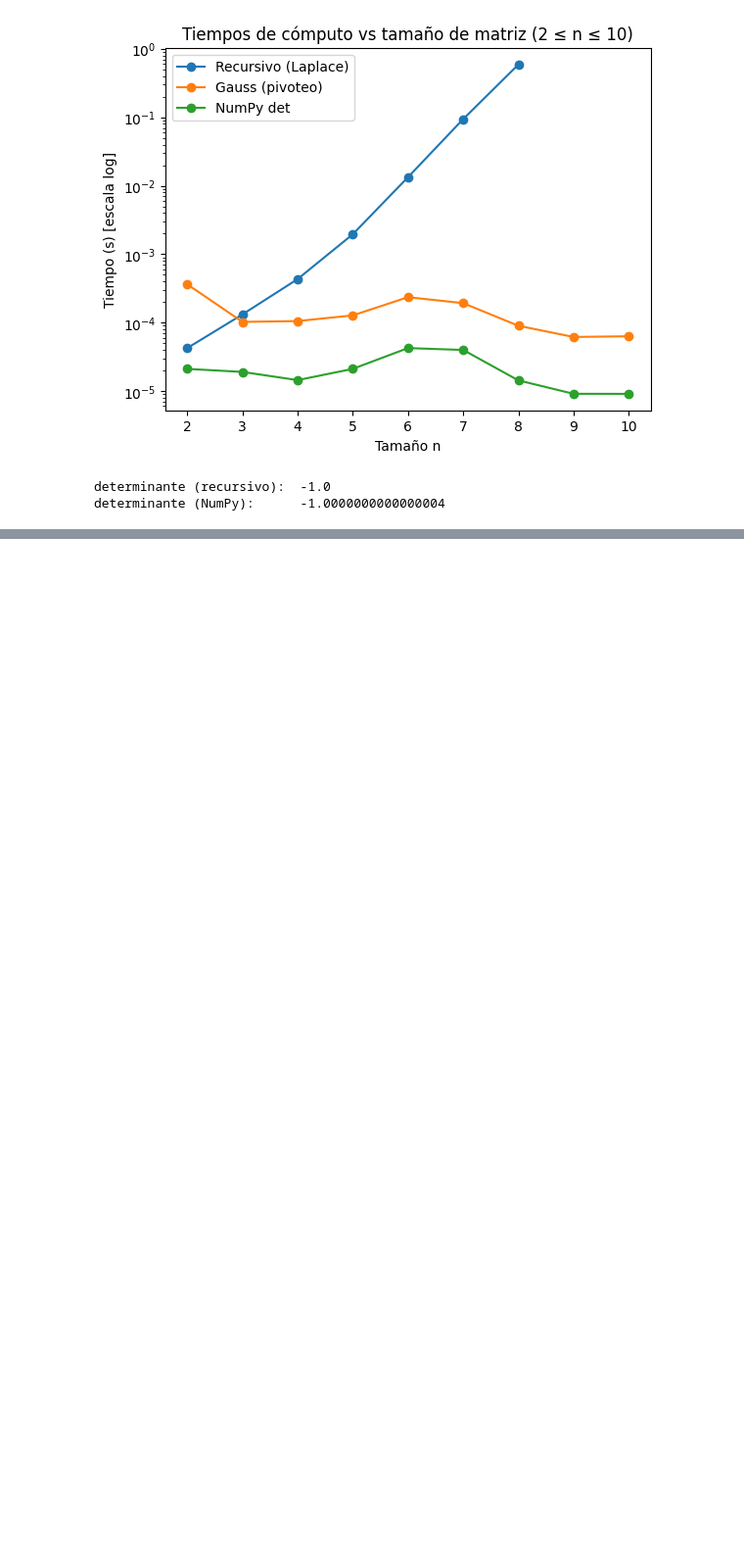
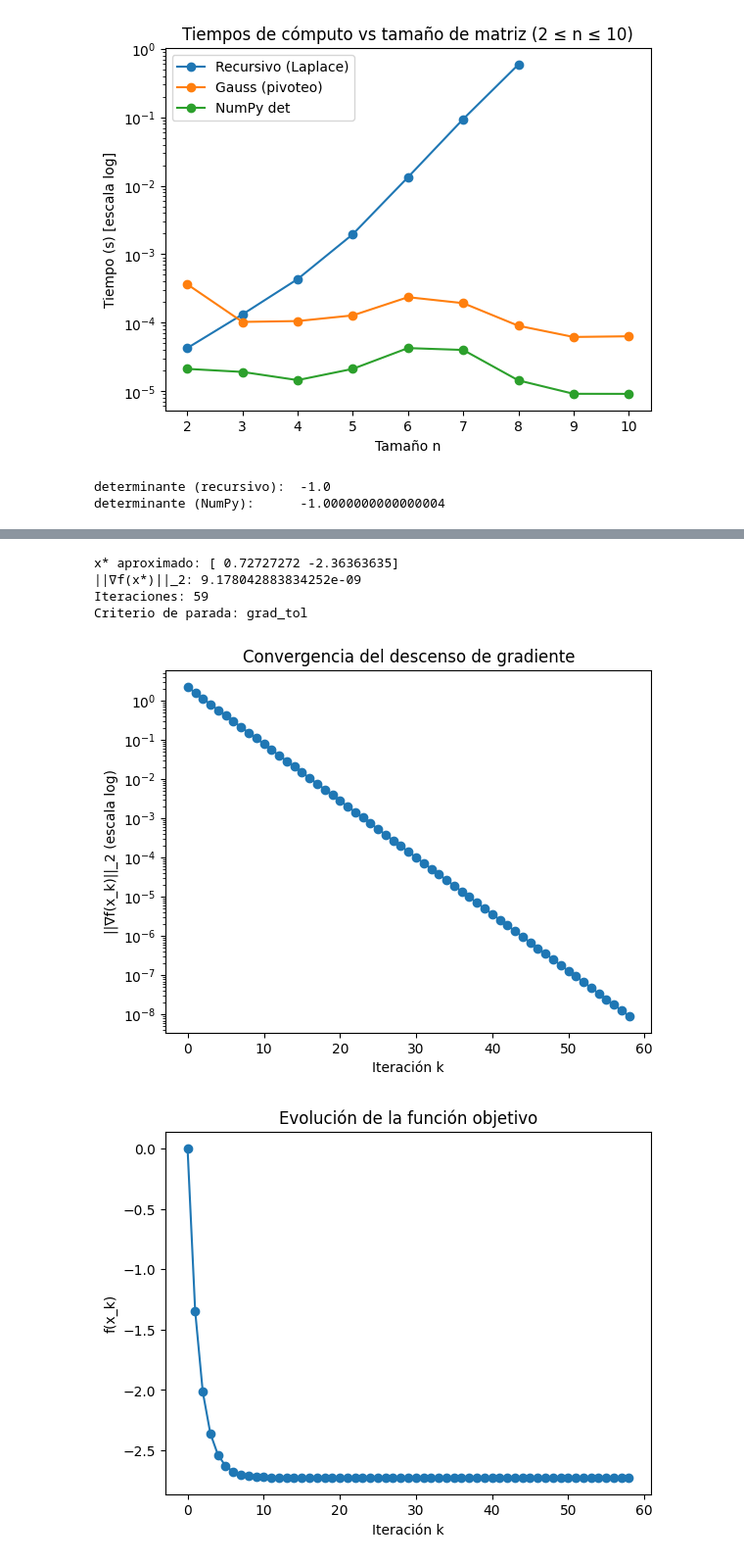
Before and after one commit to ElvisDavis/trbajofinalmatematica, a Jupyter notebook: trabajoEvaluable.ipynb, the cells around one changed output, grey strips where cells are left out. Shown: that part at 98% size. Cells and saved outputs as stored; diff of their text form; code cells hidden in the pictures; blank space fills up the shorter version.

```diff
--- a/trabajoEvaluable.ipynb
+++ b/trabajoEvaluable.ipynb
@@ -587,0 +698,51 @@ En este ejercicio trabajaremos con el método de descenso de gradiente, el cual
+# %%
+import matplotlib.pyplot as plt
+
+# f(x) = 1/2 x^T Q x + b^T x  -> ∇f(x) = Qx + b
+Q = np.array([[3.0, 0.5],
+              [0.5, 1.0]])
+b = np.array([-1.0, 2.0])
+
+def grad_f(x):
+    return Q @ x + b
+
+def f(x):
+    return 0.5 * x @ (Q @ x) + b @ x
+
+# Inicialización y gamma estable (para cuadrática: 0 < gamma < 2/L)
+L = np.max(np.linalg.eigvals(Q)).real
+gamma = 1.0 / L
+x0 = np.array([0.0, 0.0])
+
+x_star, info = descenso_gradiente_con_historia(grad_f, x0, gamma=gamma, tol=1e-8, maxit=10_000,
+                                               track_f=f)
+
+print("x* aproximado:", x_star)
+print("||∇f(x*)||_2:", info["grad_norm"])
+print("Iteraciones:", info["nit"])
+print("Criterio de parada:", info["stopping"])
+
+# Gráfico de norma del gradiente (escala log para claridad)
+plt.figure()
+plt.plot(info["history"]["grad_norm"], marker="o")
+plt.yscale("log")
+plt.xlabel("Iteración k")
+plt.ylabel("||∇f(x_k)||_2 (escala log)")
+plt.title("Convergencia del descenso de gradiente")
+plt.show()
+
+# (Opcional) Gráfico de f(x_k) si lo registraste
+if "f" in info["history"]:
+    plt.figure()
+    plt.plot(info["history"]["f"], marker="o")
+    plt.xlabel("Iteración k")
+    plt.ylabel("f(x_k)")
+    plt.title("Evolución de la función objetivo")
+    plt.show()
+# %% [output]
+x* aproximado: [ 0.72727272 -2.36363635]
+||∇f(x*)||_2: 9.178042883834252e-09
+Iteraciones: 59
+Criterio de parada: grad_tol
+[figure, added]
+[figure, added]
```
Also changed, not shown: parts of 9 cells of this notebook.
